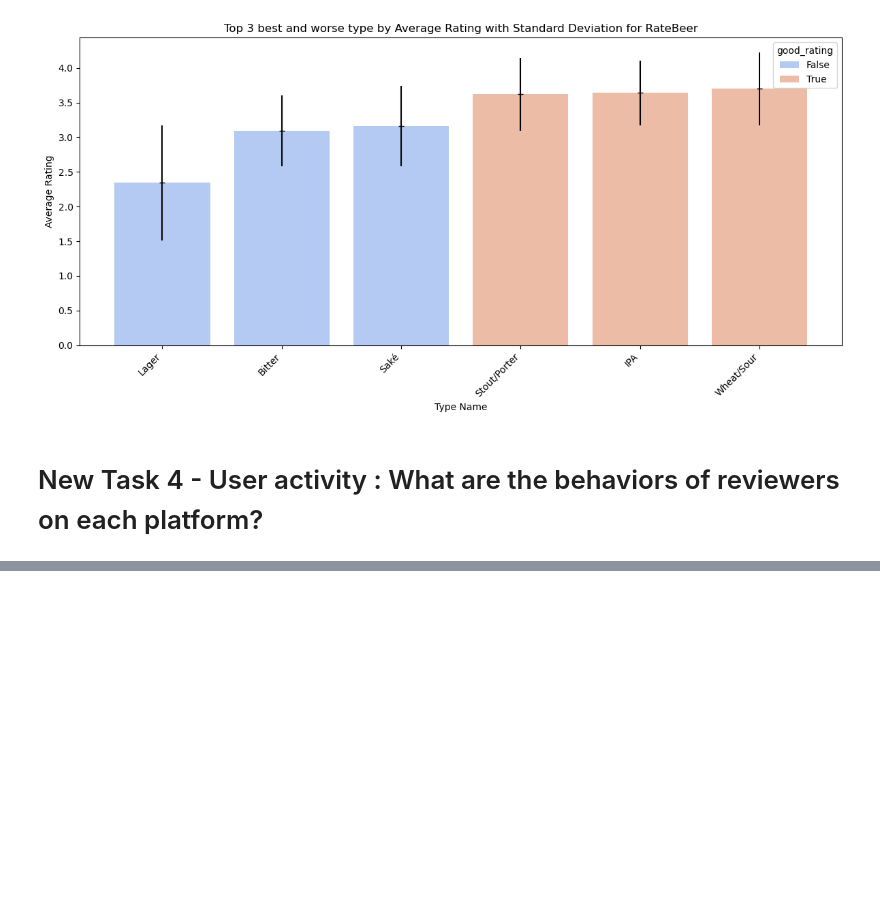
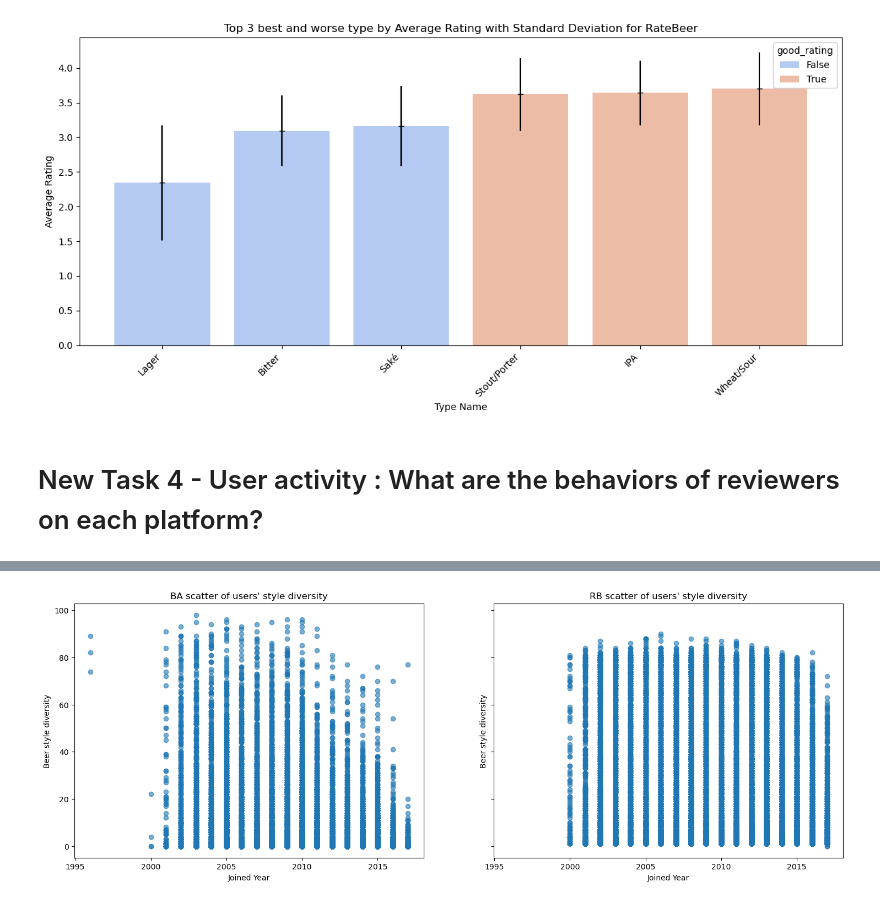
Before and after one commit to epfl-ada/ada-2024-project-bada55, a Jupyter notebook: results.ipynb, the cells around one changed output, grey strips where cells are left out. Cells and saved outputs as stored; diff of their text form; code cells hidden in the pictures; blank space fills up the shorter version.

```diff
--- a/results.ipynb
+++ b/results.ipynb
@@ -721,0 +778,18 @@ plt.show()
+# %%
+# compute diversity of beer types and styles (count of beer styles) in reviews for each user
+
+ba_type_diversity = (ba_reviews.groupby("user_id"))['type'].nunique().reset_index(name="type_diversity")
+ba_style_diversity = (ba_reviews.groupby("user_id"))['style'].nunique().reset_index(name="style_diversity")
+
+rb_type_diversity = (rb_reviews.groupby("user_id"))['type'].nunique().reset_index(name="type_diversity")
+rb_style_diversity = (rb_reviews.groupby("user_id"))['style'].nunique().reset_index(name="style_diversity")
+# %%
+# style and type diversity
+ba_users_joined = ba_users_joined.merge(ba_type_diversity, on='user_id', how='left').fillna(0)
+ba_users_joined = ba_users_joined.merge(ba_style_diversity, on='user_id', how='left').fillna(0)
+
+rb_users_joined = rb_users_joined.merge(rb_type_diversity, on='user_id', how='left').fillna(0)
+rb_users_joined = rb_users_joined.merge(rb_style_diversity, on='user_id', how='left').fillna(0)
+
+display(ba_users_joined)
+display(rb_users_joined)
@@ -721,0 +823,19 @@ plt.show()
+# %%
+fig, axs = plt.subplots(1,2, sharex=True, sharey=True)
+axs[0].scatter(
+    ba_users_joined['year_joined'],
+    ba_users_joined['style_diversity'],
+    alpha=0.6
+)
+axs[1].scatter(
+    rb_users_joined['year_joined'],
+    rb_users_joined['style_diversity'],
+    alpha=0.6
+)
+axs[0].set_title("BA scatter of users' style diversity")
+axs[1].set_title("RB scatter of users' style diversity")
+for ax in axs:
+    ax.set(xlabel='Joined Year', ylabel='Beer style diversity')
+plt.show()
+# %% [output]
+[figure, added]
```
Also changed, not shown: parts of 24 cells of this notebook.
